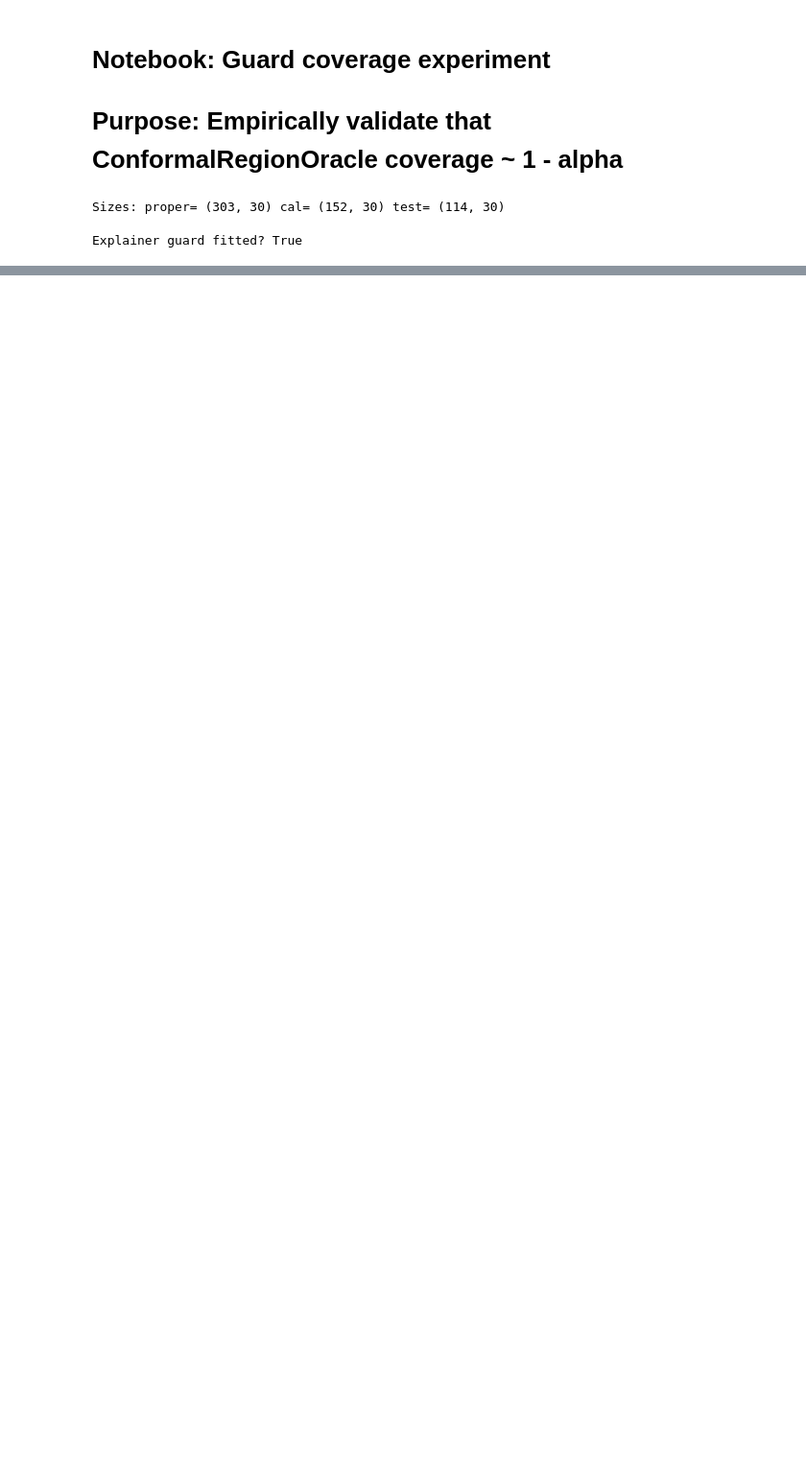
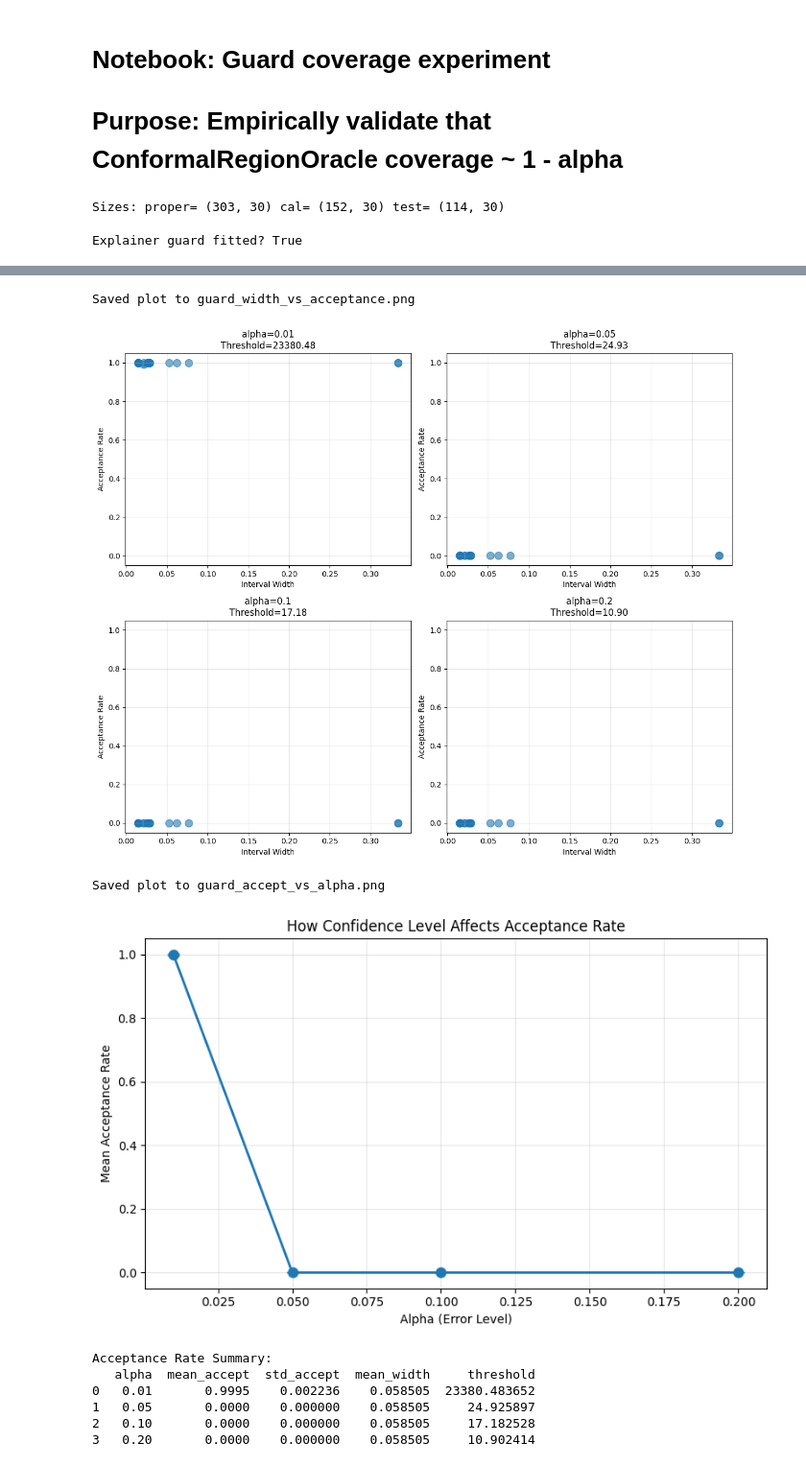
Before and after one commit to kristinebergs/calibrated_explanations, a Jupyter notebook: notebooks/guard_coverage_experiment.ipynb, the cells around one changed output, grey strips where cells are left out. Shown at 96% size. Saved outputs shown, nothing was run; the diff lists cells and outputs as text; code cells hidden in the pictures; blank space fills up the shorter version.

```diff
--- a/notebooks/guard_coverage_experiment.ipynb
+++ b/notebooks/guard_coverage_experiment.ipynb
@@ -378,0 +507,59 @@ RuntimeError: Could not get interval from interval_learner: Could not parse inte
+# %%
+## 12) Visualize width vs acceptance rate by alpha
+
+import matplotlib.pyplot as plt
+
+fig, axes = plt.subplots(2, 2, figsize=(12, 10))
+axes = axes.ravel()
+
+for idx, alpha in enumerate(alphas):
+    ax = axes[idx]
+    df_alpha = width_df[width_df['alpha'] == alpha]
+
+    ax.scatter(df_alpha['width'], df_alpha['accept_rate'], s=100, alpha=0.6)
+    ax.set_xlabel('Interval Width')
+    ax.set_ylabel('Acceptance Rate')
+    ax.set_title(f'alpha={alpha}\nThreshold={df_alpha["threshold"].iloc[0]:.2f}')
+    ax.grid(True, alpha=0.3)
+    ax.set_ylim([-0.05, 1.05])
+
+plt.tight_layout()
+plt.savefig('guard_width_vs_acceptance.png', dpi=150)
+print('Saved plot to guard_width_vs_acceptance.png')
+plt.show()
+
+# Also plot accept rate vs alpha
+fig, ax = plt.subplots(figsize=(8, 5))
+alpha_summary = width_df.groupby('alpha').agg({
+    'accept_rate': ['mean', 'std'],
+    'width': 'mean',
+    'threshold': 'first'
+}).reset_index()
+alpha_summary.columns = ['alpha', 'mean_accept', 'std_accept', 'mean_width', 'threshold']
+
+ax.errorbar(alpha_summary['alpha'], alpha_summary['mean_accept'],
+           yerr=alpha_summary['std_accept'], fmt='o-', capsize=5, linewidth=2, markersize=8)
+ax.set_xlabel('Alpha (Error Level)')
+ax.set_ylabel('Mean Acceptance Rate')
+ax.set_title('How Confidence Level Affects Acceptance Rate')
+ax.grid(True, alpha=0.3)
+ax.set_ylim([-0.05, 1.05])
+
+plt.tight_layout()
+plt.savefig('guard_accept_vs_alpha.png', dpi=150)
+print('Saved plot to guard_accept_vs_alpha.png')
+plt.show()
+
+print("\nAcceptance Rate Summary:")
+print(alpha_summary[['alpha', 'mean_accept', 'std_accept', 'mean_width', 'threshold']])
+# %% [output]
+Saved plot to guard_width_vs_acceptance.png
+[figure, added]
+Saved plot to guard_accept_vs_alpha.png
+[figure, added]
+Acceptance Rate Summary:
+   alpha  mean_accept  std_accept  mean_width     threshold
+0   0.01       0.9995    0.002236    0.058505  23380.483652
+1   0.05       0.0000    0.000000    0.058505     24.925897
+2   0.10       0.0000    0.000000    0.058505     17.182528
+3   0.20       0.0000    0.000000    0.058505     10.902414
```
Also changed, not shown: parts of 12 cells of this notebook, 20 other files.
